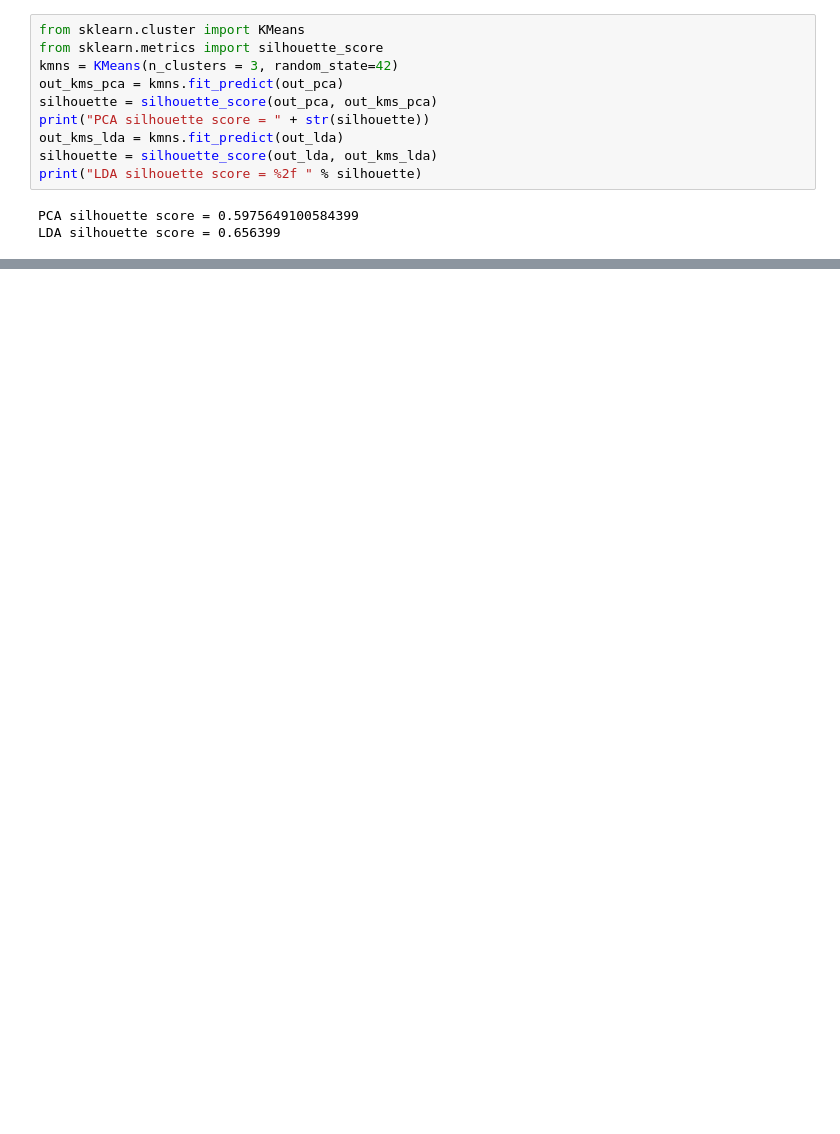
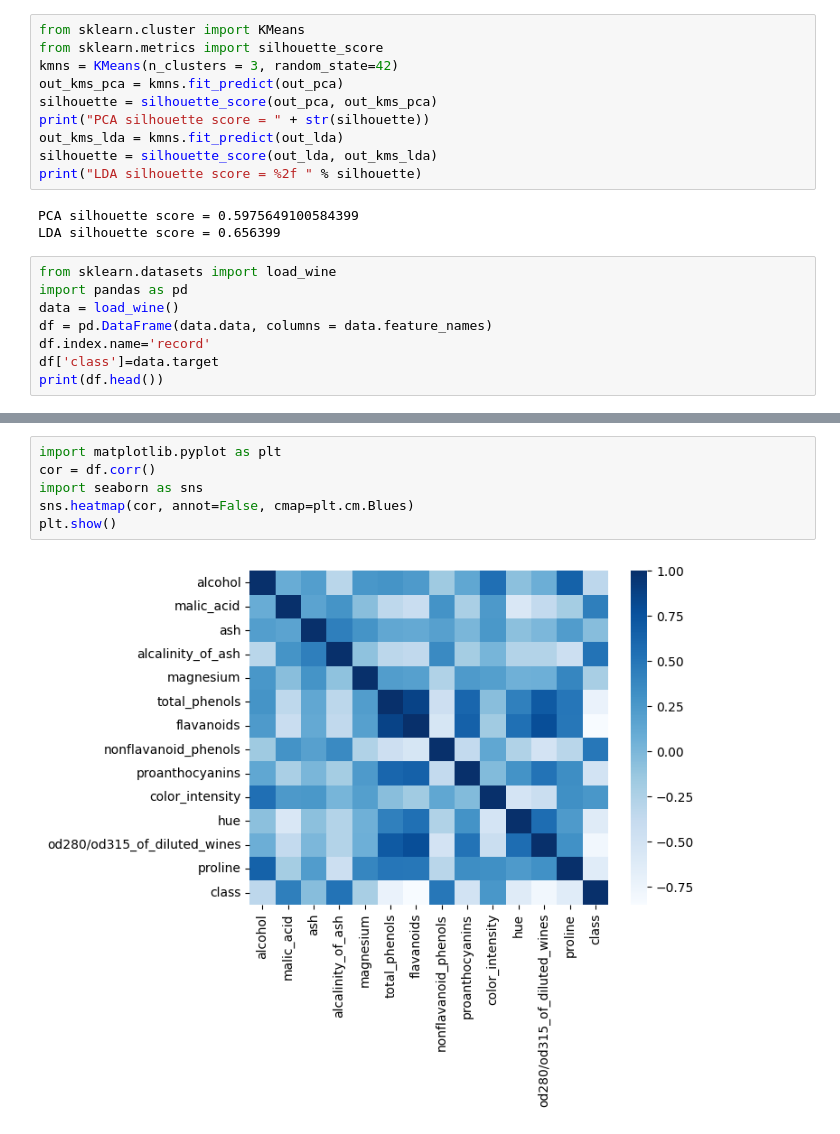
Before and after one commit to WooJungE/About_data, a Jupyter notebook: 20230330.ipynb, the cells around one changed output, grey strips where cells are left out. Drawn from its saved outputs; the diff is of its cells as text; blank space fills up the shorter version.

```diff
--- a/20230330.ipynb
+++ b/20230330.ipynb
@@ -123,3 +133,11 @@ print("LDA silhouette score = %2f " % silhouette)
 # %% [output]
 PCA silhouette score = 0.5975649100584399
 LDA silhouette score = 0.656399
+# %%
+from sklearn.datasets import load_wine
+import pandas as pd
+data = load_wine()
+df = pd.DataFrame(data.data, columns = data.feature_names)
+df.index.name='record'
+df['class']=data.target
+print(df.head())
@@ -125,0 +180,8 @@ LDA silhouette score = 0.656399
+# %%
+import matplotlib.pyplot as plt
+cor = df.corr()
+import seaborn as sns
+sns.heatmap(cor, annot=False, cmap=plt.cm.Blues)
+plt.show()
+# %% [output]
+[figure, added]
```
Also changed, not shown: parts of 8 cells of this notebook.
